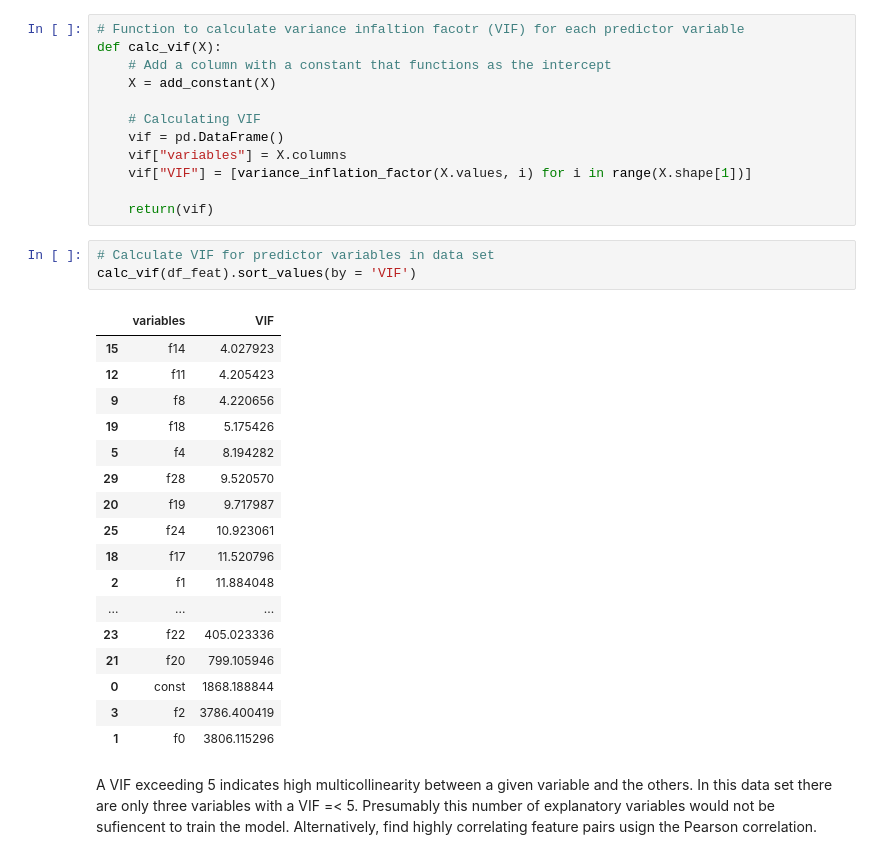
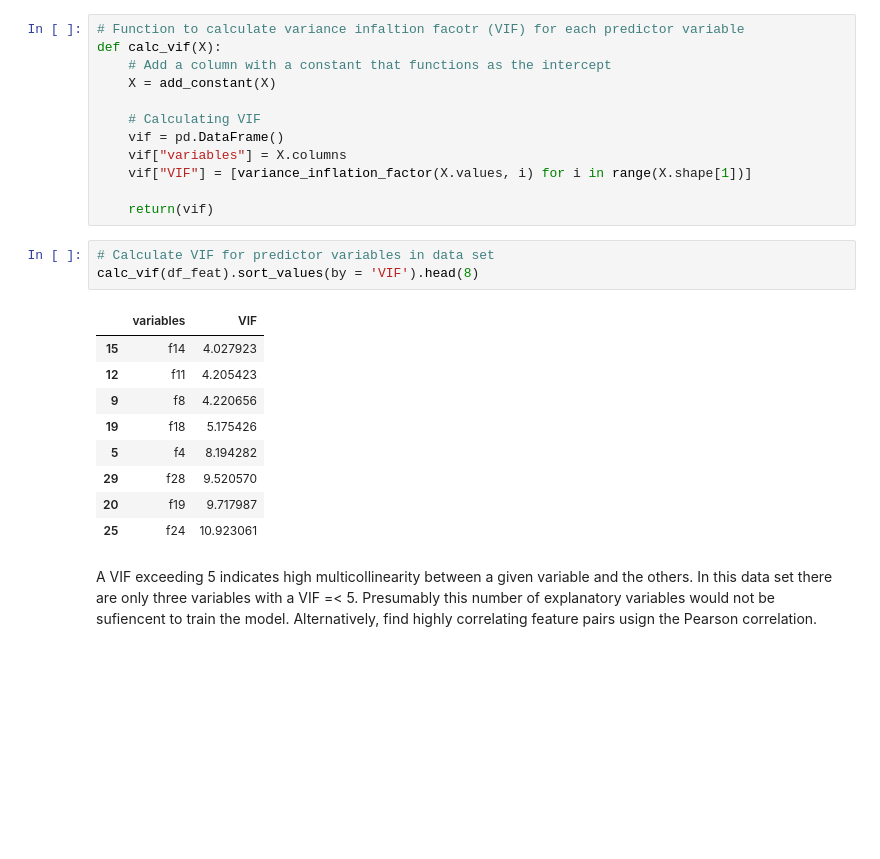
Before and after one commit to ahertweck/KCL_Hackathon_Spring_2019, a Jupyter notebook: KCL_Hackathon_Spring_2019.ipynb, the cells around one changed output. Drawn from its saved outputs; the diff is of its cells as text; blank space fills up the shorter version.

```diff
--- a/KCL_Hackathon_Spring_2019.ipynb
+++ b/KCL_Hackathon_Spring_2019.ipynb
@@ -139,25 +140,17 @@ def calc_vif(X):
     return(vif)
 # %%
 # Calculate VIF for predictor variables in data set
-calc_vif(df_feat).sort_values(by = 'VIF')
+calc_vif(df_feat).sort_values(by = 'VIF').head(8)
 # %% [output]
 |  | variables | VIF |
 | 15 | f14 | 4.027923 |
 | 12 | f11 | 4.205423 |
 | 9 | f8 | 4.220656 |
 | 19 | f18 | 5.175426 |
 | 5 | f4 | 8.194282 |
 | 29 | f28 | 9.520570 |
 | 20 | f19 | 9.717987 |
 | 25 | f24 | 10.923061 |
-| 18 | f17 | 11.520796 |
-| 2 | f1 | 11.884048 |
-| ... | ... | ... |
-| 23 | f22 | 405.023336 |
-| 21 | f20 | 799.105946 |
-| 0 | const | 1868.188844 |
-| 3 | f2 | 3786.400419 |
-| 1 | f0 | 3806.115296 |
 # %% [markdown]
 A VIF exceeding 5 indicates high multicollinearity between a given variable and the others. In this data set there are only three variables with a VIF =< 5. Presumably this number of explanatory variables would not be sufiencent to train the model. Alternatively, find highly correlating feature pairs usign the Pearson correlation.
 # %%
```
Also changed, not shown: parts of 6 cells of this notebook.
